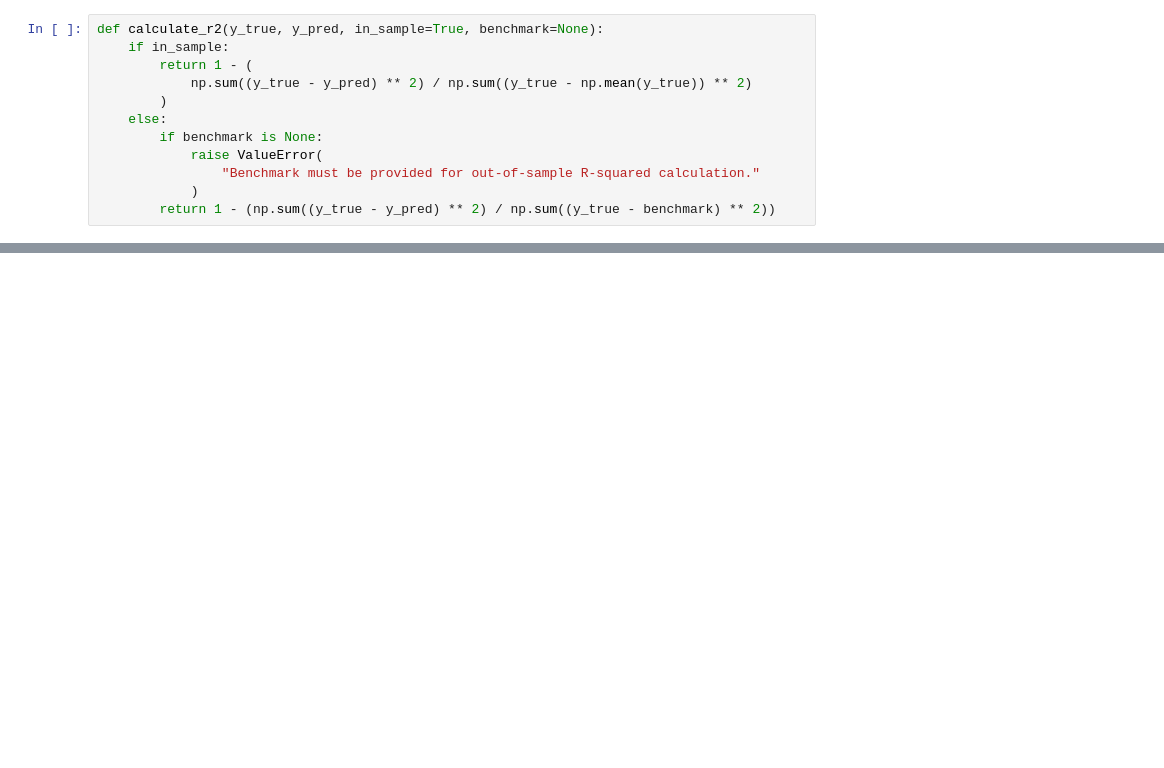
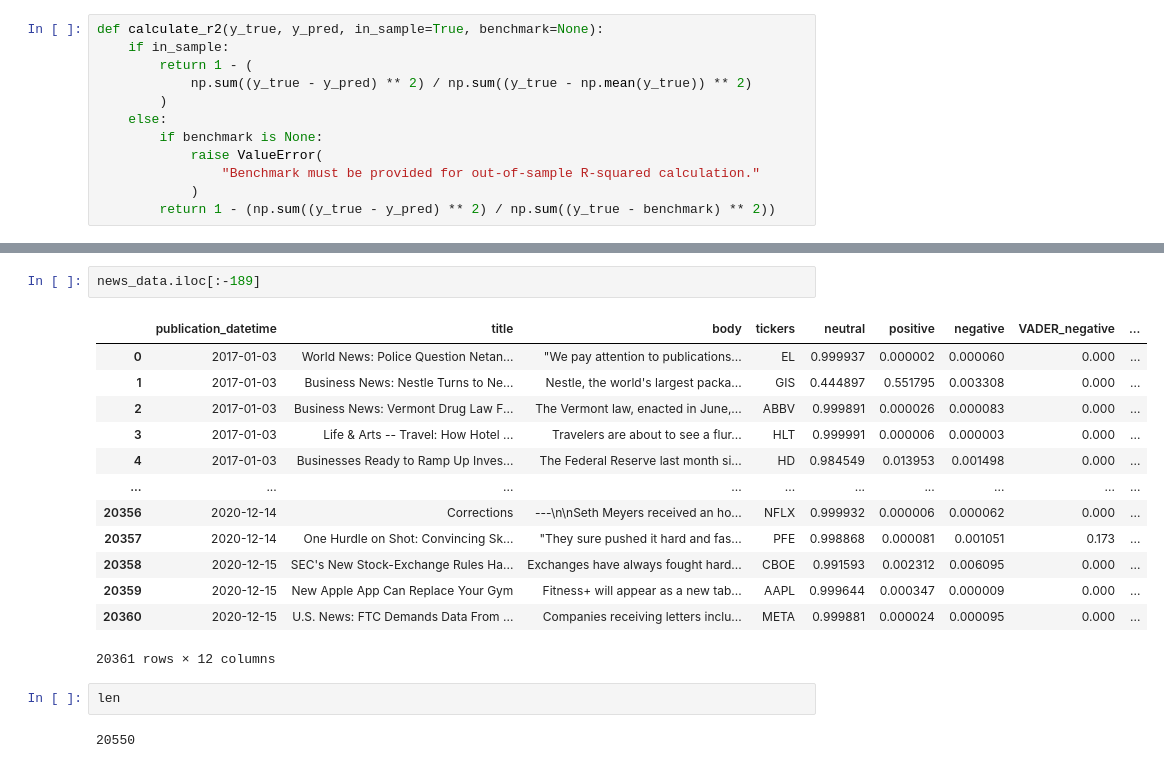
Before and after one commit to KidQuant/FA690MiniProject2, a Jupyter notebook: project.ipynb, the cells around one changed output, grey strips where cells are left out. Cells and saved outputs as stored; diff of their text form; blank space fills up the shorter version.

```diff
--- a/project.ipynb
+++ b/project.ipynb
@@ -639,0 +615,20 @@ R-squared = 0.8763624206232525
+# %%
+news_data.iloc[:-189]
+# %% [output]
+|  | publication_datetime | title | body | tickers | neutral | positive | negative | VADER_negative | ... |
+| 0 | 2017-01-03 | World News: Police Question Netan... | "We pay attention to publications... | EL | 0.999937 | 0.000002 | 0.000060 | 0.000 | ... |
+| 1 | 2017-01-03 | Business News: Nestle Turns to Ne... | Nestle, the world's largest packa... | GIS | 0.444897 | 0.551795 | 0.003308 | 0.000 | ... |
+| 2 | 2017-01-03 | Business News: Vermont Drug Law F... | The Vermont law, enacted in June,... | ABBV | 0.999891 | 0.000026 | 0.000083 | 0.000 | ... |
+| 3 | 2017-01-03 | Life & Arts -- Travel: How Hotel ... | Travelers are about to see a flur... | HLT | 0.999991 | 0.000006 | 0.000003 | 0.000 | ... |
+| 4 | 2017-01-03 | Businesses Ready to Ramp Up Inves... | The Federal Reserve last month si... | HD | 0.984549 | 0.013953 | 0.001498 | 0.000 | ... |
+| ... | ... | ... | ... | ... | ... | ... | ... | ... | ... |
+| 20356 | 2020-12-14 | Corrections | ---\n\nSeth Meyers received an ho... | NFLX | 0.999932 | 0.000006 | 0.000062 | 0.000 | ... |
+| 20357 | 2020-12-14 | One Hurdle on Shot: Convincing Sk... | "They sure pushed it hard and fas... | PFE | 0.998868 | 0.000081 | 0.001051 | 0.173 | ... |
+| 20358 | 2020-12-15 | SEC's New Stock-Exchange Rules Ha... | Exchanges have always fought hard... | CBOE | 0.991593 | 0.002312 | 0.006095 | 0.000 | ... |
+| 20359 | 2020-12-15 | New Apple App Can Replace Your Gym | Fitness+ will appear as a new tab... | AAPL | 0.999644 | 0.000347 | 0.000009 | 0.000 | ... |
+| 20360 | 2020-12-15 | U.S. News: FTC Demands Data From ... | Companies receiving letters inclu... | META | 0.999881 | 0.000024 | 0.000095 | 0.000 | ... |
+20361 rows × 12 columns
+# %%
+len
+# %% [output]
+20550
```
Also changed, not shown: parts of 13 cells of this notebook, 4 other files.
